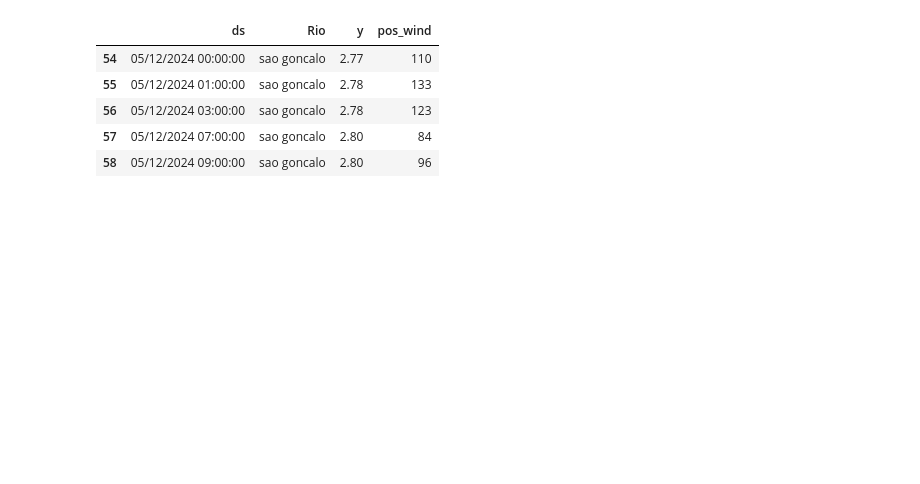
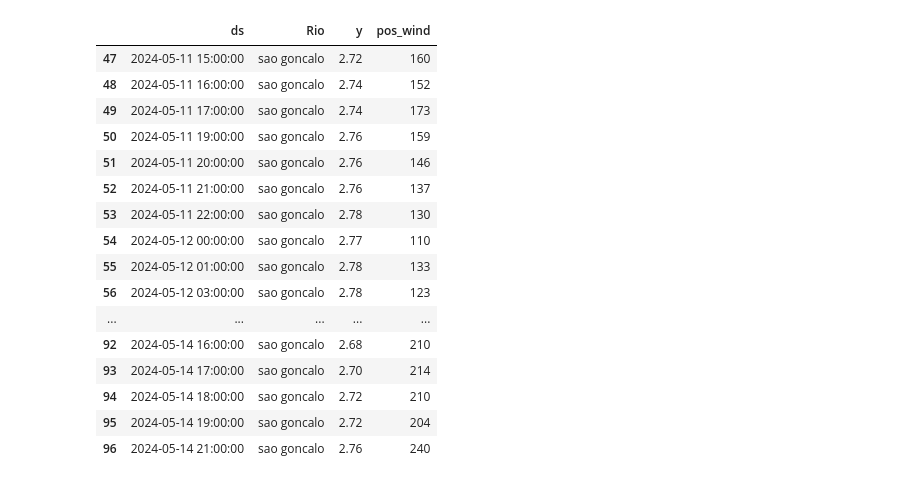
Before and after one commit to gratidutra/flood-rs, a Jupyter notebook: best_model.ipynb, the cells around one changed output. Saved outputs shown, nothing was run; the diff lists cells and outputs as text; code cells hidden in the pictures; blank space fills up the shorter version.

```diff
--- a/best_model.ipynb
+++ b/best_model.ipynb
@@ -11,9 +11,9 @@ sao_goncalo_data = pd.read_csv("data/data.csv")
 
 sao_goncalo_data = sao_goncalo_data[sao_goncalo_data['Rio'] != 'lagoa dos patos']
 
-sao_goncalo_data['ds'] = pd.to_datetime(sao_goncalo_data['ds'],format="mixed")
+sao_goncalo_data['ds'] = pd.to_datetime(sao_goncalo_data['ds'],format="%d/%m/%Y %H:%M:%S")
 
-sao_goncalo_data['ds'] = sao_goncalo_data['ds'].dt.strftime("%d/%m/%Y %H:%M:%S")
+#sao_goncalo_data['ds'] = sao_goncalo_data['ds'].dt.strftime("%d/%m/%Y %H:%M:%S")
 # %%
 sao_goncalo_data.tail()
 # %% [output]
@@ -26,8 +26,8 @@ sao_goncalo_data.tail()
 # %%
-pos_wind = pd.read_csv("data/wind_2.csv")
+pos_wind = pd.read_csv("data/wind.csv")
 
-pos_wind['ds'] = pd.to_datetime(pos_wind['ds'], format="mixed")
+pos_wind['ds'] = pd.to_datetime(pos_wind['ds'], format="%d/%m/%Y %H:%M:%S")
 
-pos_wind['ds'] = pos_wind['ds'].dt.strftime("%d/%m/%Y %H:%M:%S")
+#pos_wind['ds'] = pos_wind['ds'].dt.strftime("%d/%m/%Y %H:%M:%S")
 
 sao_goncalo_data = pd.merge(sao_goncalo_data, pos_wind, on="ds")
@@ -34,12 +45,23 @@ sao_goncalo_data = pd.merge(sao_goncalo_data, pos_wind, on="ds")
 # %%
-sao_goncalo_data.tail()
+sao_goncalo_data.tail(50)
 # %% [output]
 |  | ds | Rio | y | pos_wind |
-| 54 | 05/12/2024 00:00:00 | sao goncalo | 2.77 | 110 |
-| 55 | 05/12/2024 01:00:00 | sao goncalo | 2.78 | 133 |
-| 56 | 05/12/2024 03:00:00 | sao goncalo | 2.78 | 123 |
-| 57 | 05/12/2024 07:00:00 | sao goncalo | 2.80 | 84 |
-| 58 | 05/12/2024 09:00:00 | sao goncalo | 2.80 | 96 |
+| 47 | 2024-05-11 15:00:00 | sao goncalo | 2.72 | 160 |
+| 48 | 2024-05-11 16:00:00 | sao goncalo | 2.74 | 152 |
+| 49 | 2024-05-11 17:00:00 | sao goncalo | 2.74 | 173 |
+| 50 | 2024-05-11 19:00:00 | sao goncalo | 2.76 | 159 |
+| 51 | 2024-05-11 20:00:00 | sao goncalo | 2.76 | 146 |
+| 52 | 2024-05-11 21:00:00 | sao goncalo | 2.76 | 137 |
+| 53 | 2024-05-11 22:00:00 | sao goncalo | 2.78 | 130 |
+| 54 | 2024-05-12 00:00:00 | sao goncalo | 2.77 | 110 |
+| 55 | 2024-05-12 01:00:00 | sao goncalo | 2.78 | 133 |
+| 56 | 2024-05-12 03:00:00 | sao goncalo | 2.78 | 123 |
+| ... | ... | ... | ... | ... |
+| 92 | 2024-05-14 16:00:00 | sao goncalo | 2.68 | 210 |
+| 93 | 2024-05-14 17:00:00 | sao goncalo | 2.70 | 214 |
+| 94 | 2024-05-14 18:00:00 | sao goncalo | 2.72 | 210 |
+| 95 | 2024-05-14 19:00:00 | sao goncalo | 2.72 | 204 |
+| 96 | 2024-05-14 21:00:00 | sao goncalo | 2.76 | 240 |
 # %%
 m = Prophet(
     yearly_seasonality=False,
```
Also changed, not shown: parts of 8 cells of this notebook, 4 other files.
